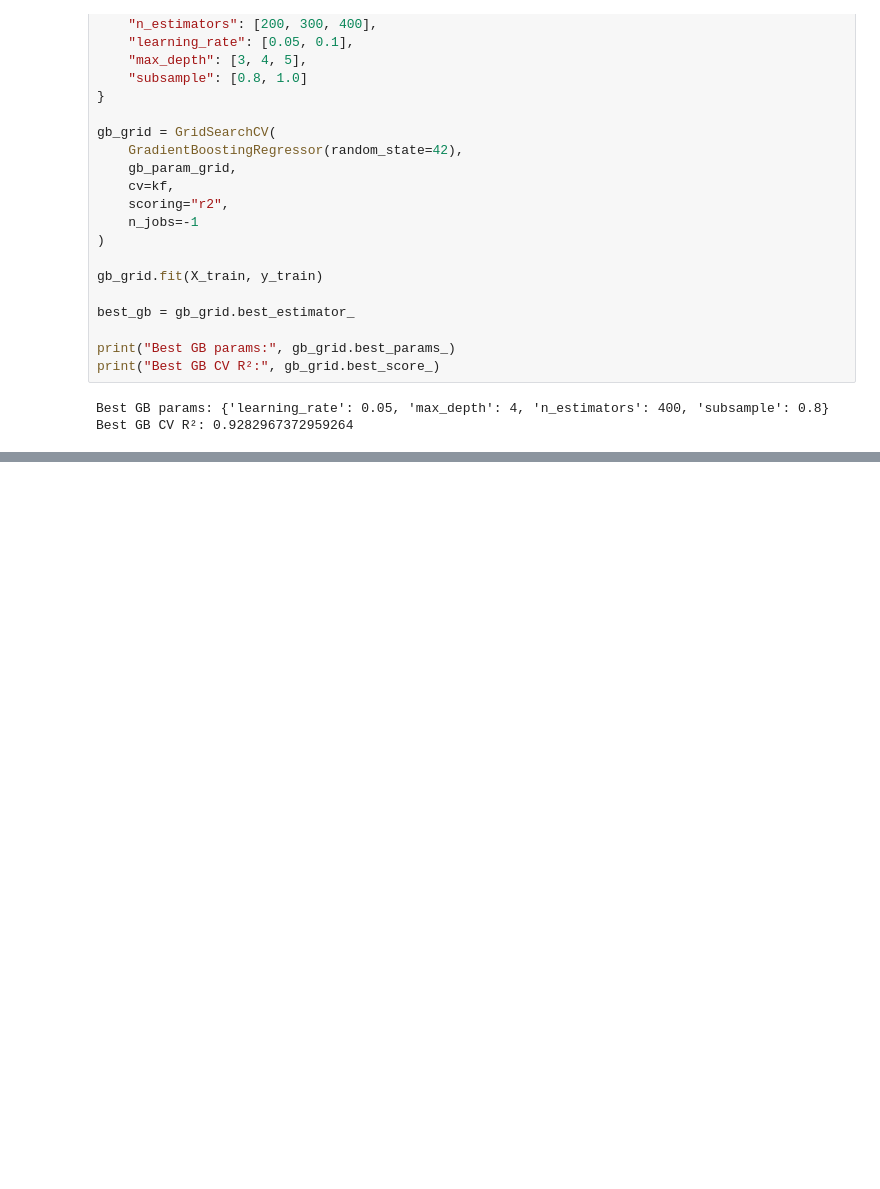
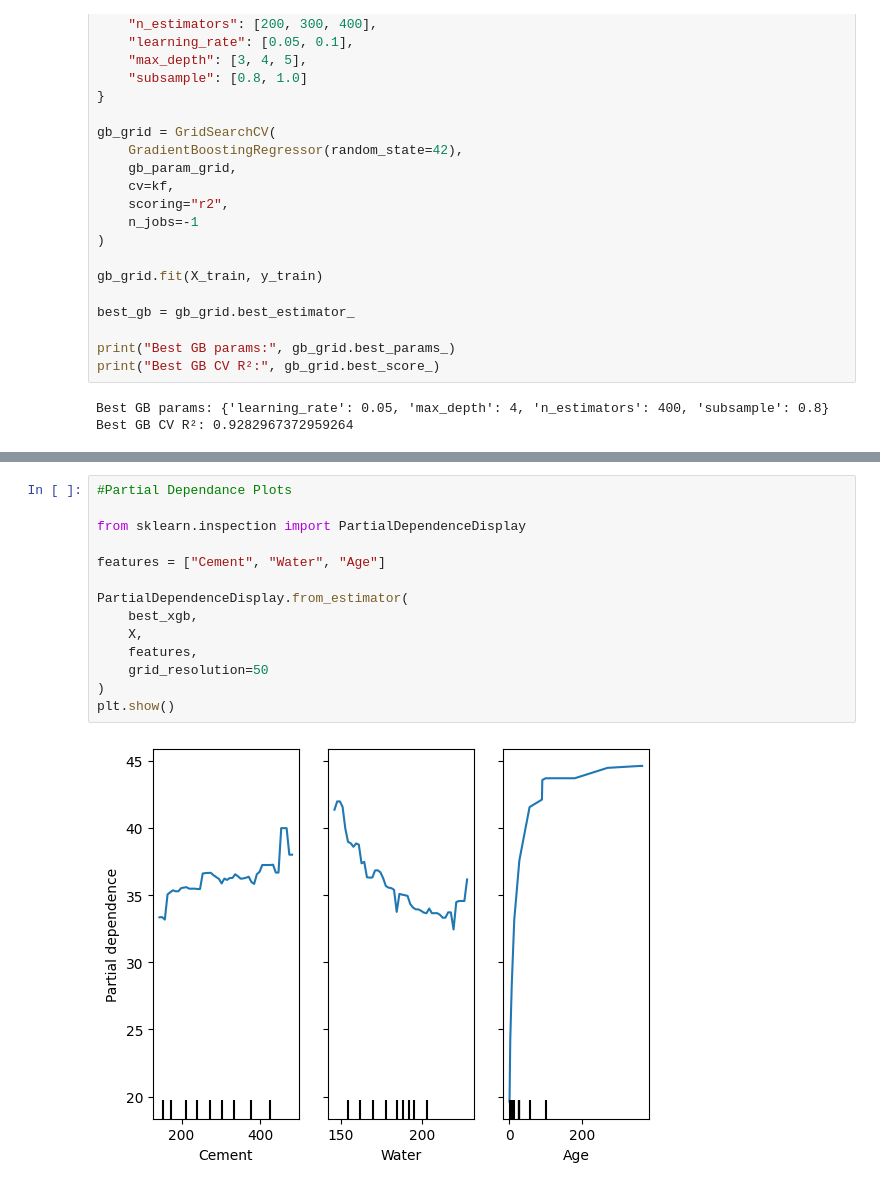
Before and after one commit to usmeda/Concrete-Strength-ML-SIT-FDP, a Jupyter notebook: Concrete_Strength_Prediction.ipynb, the cells around one changed output, grey strips where cells are left out. Saved outputs shown, nothing was run; the diff lists cells and outputs as text; blank space fills up the shorter version.

```diff
--- a/Concrete_Strength_Prediction.ipynb
+++ b/Concrete_Strength_Prediction.ipynb
@@ -1214,0 +1639,16 @@ plt.show
+# %%
+#Partial Dependance Plots
+
+from sklearn.inspection import PartialDependenceDisplay
+
+features = ["Cement", "Water", "Age"]
+
+PartialDependenceDisplay.from_estimator(
+    best_xgb,
+    X,
+    features,
+    grid_resolution=50
+)
+plt.show()
+# %% [output]
+[figure, added]
```
Also changed, not shown: parts of 58 cells of this notebook.
